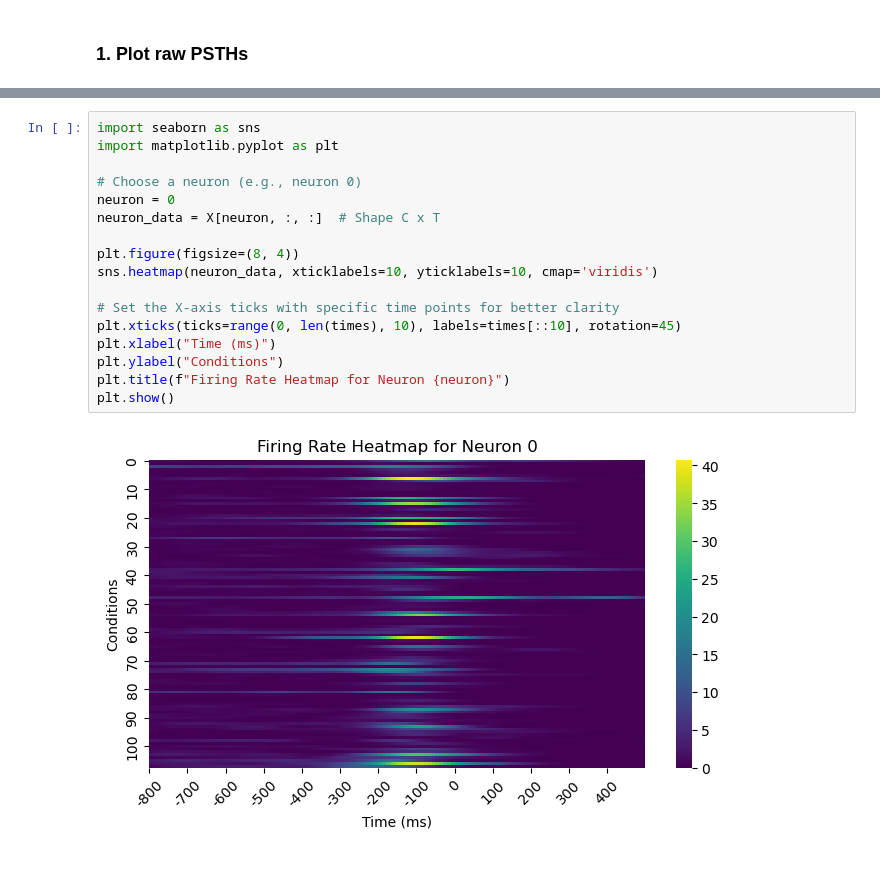
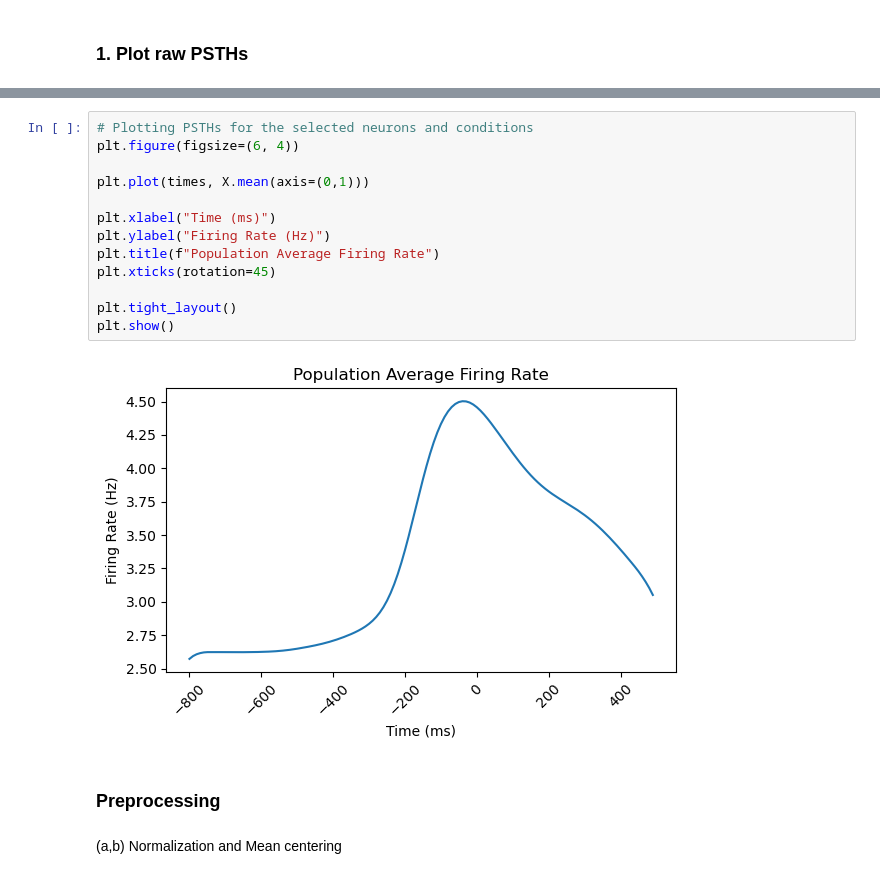
Before and after one commit to derek1909/4G10-Coursework-1, a Jupyter notebook: cw1.ipynb, the cells around one changed output, grey strips where cells are left out. Drawn from its saved outputs; the diff is of its cells as text.

```diff
--- a/cw1.ipynb
+++ b/cw1.ipynb
@@ -53,19 +74,19 @@ plt.show()
-# %%
-import seaborn as sns
-import matplotlib.pyplot as plt
-
-# Choose a neuron (e.g., neuron 0)
-neuron = 0
-neuron_data = X[neuron, :, :]  # Shape C x T
-
-plt.figure(figsize=(8, 4))
-sns.heatmap(neuron_data, xticklabels=10, yticklabels=10, cmap='viridis')
-
-# Set the X-axis ticks with specific time points for better clarity
-plt.xticks(ticks=range(0, len(times), 10), labels=times[::10], rotation=45)
-plt.xlabel("Time (ms)")
-plt.ylabel("Conditions")
-plt.title(f"Firing Rate Heatmap for Neuron {neuron}")
-plt.show()
-# %% [output]
-[figure, removed]
+# %%
+# Plotting PSTHs for the selected neurons and conditions
+plt.figure(figsize=(6, 4))
+
+plt.plot(times, X.mean(axis=(0,1)))
+
+plt.xlabel("Time (ms)")
+plt.ylabel("Firing Rate (Hz)")
+plt.title(f"Population Average Firing Rate")
+plt.xticks(rotation=45)
+
+plt.tight_layout()
+plt.show()
+# %% [output]
+[figure, added]
+# %% [markdown]
+### Preprocessing
+# %% [markdown]
+(a,b) Normalization and Mean centering
```
Also changed, not shown: parts of 12 cells of this notebook, 2 other files.
